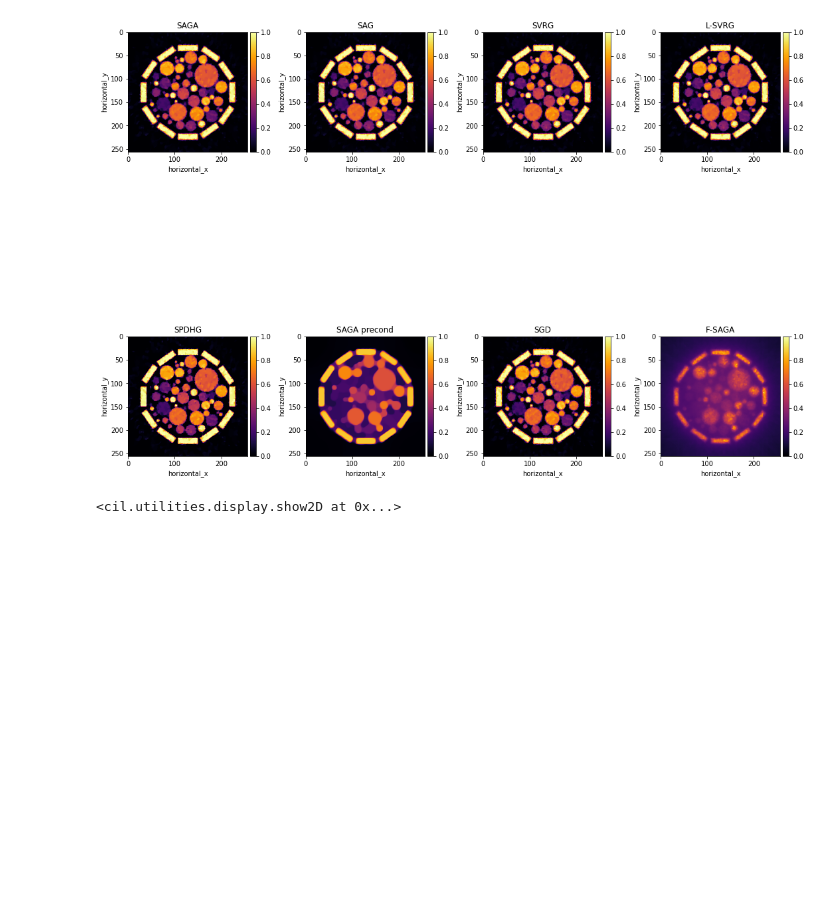
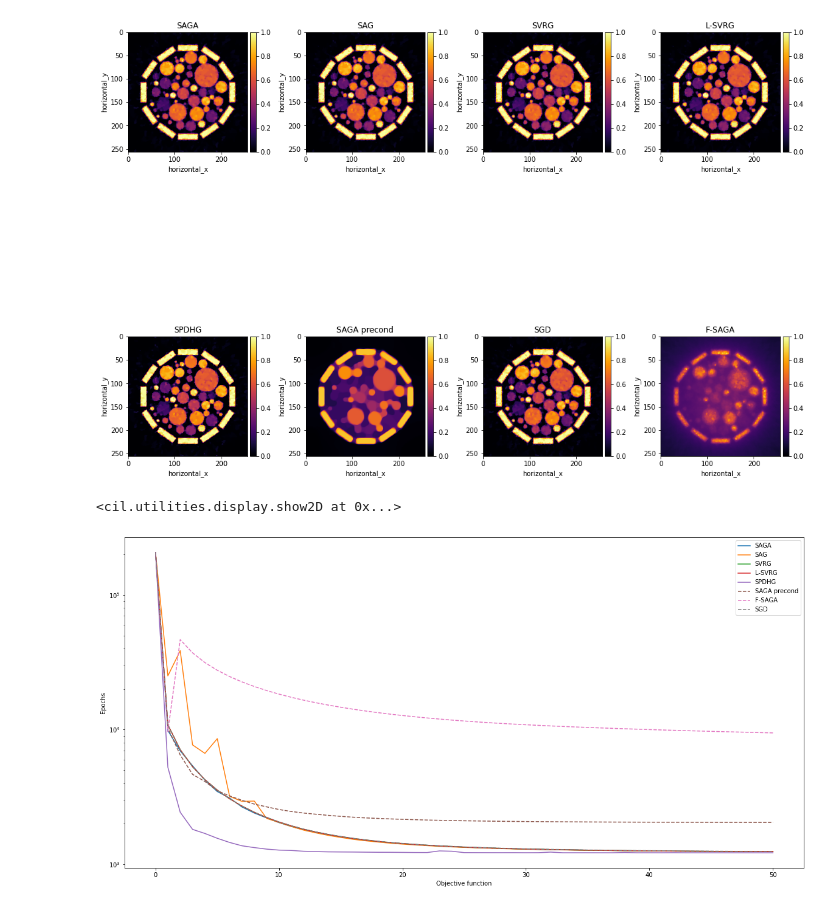
Before and after one commit to ClaireDelplancke/Hackathon-000-Stochastic, a Jupyter notebook: contrib/example.ipynb, the cells around one changed output. Saved outputs shown, nothing was run; the diff lists cells and outputs as text; code cells hidden in the pictures; blank space fills up the shorter version.

Commit message:
Correct scaling for SPDHG objective

```diff
--- a/contrib/example.ipynb
+++ b/contrib/example.ipynb
@@ -283,16 +283,18 @@ show2D([saga.solution, sag.solution, svrg.solution, lsvrg.solution, spdhg.soluti
 <cil.utilities.display.show2D at 0x...>
 # %%
 # compare results
-plt.figure()
+plt.figure(figsize=(20,10))
 plt.semilogy(saga.objective, label="SAGA")
 plt.semilogy(sag.objective, label="SAG")
 plt.semilogy(svrg.objective, label="SVRG")
 plt.semilogy(lsvrg.objective, label="L-SVRG")
-plt.semilogy(spdhg.objective, label="SPDHG")
+plt.semilogy([1/n_subsets * o for o in spdhg.objective], label="SPDHG")
 plt.semilogy(saga_precond.objective, '--', label="SAGA precond",)
 plt.semilogy(fsaga.objective, '--', label="F-SAGA")
 plt.semilogy(sgd.objective, '--', label="SGD")
 plt.legend()
 plt.ylabel('Epochs')
 plt.xlabel('Objective function')
 plt.show()
+# %% [output]
+[figure, added]
```
Also changed, not shown: parts of 1 cell of this notebook.
